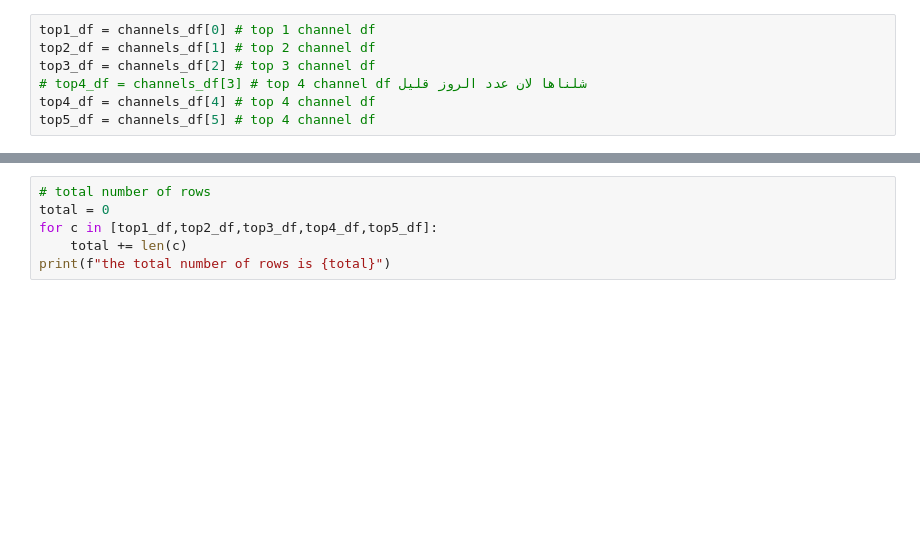
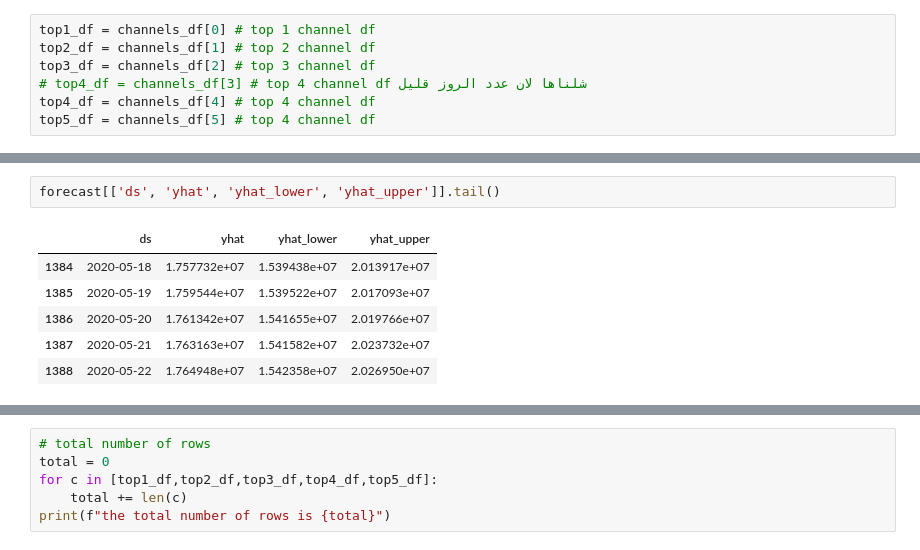
Before and after one commit to Fa7adbina/NBM_Reg_project2, a Jupyter notebook: Regression_Project.ipynb, the cells around one changed output, grey strips where cells are left out. Saved outputs shown, nothing was run; the diff lists cells and outputs as text; blank space fills up the shorter version.

```diff
--- a/Regression_Project.ipynb
+++ b/Regression_Project.ipynb
@@ -73,0 +103,9 @@ top5_df = channels_df[5] # top 4 channel df
+# %%
+forecast[['ds', 'yhat', 'yhat_lower', 'yhat_upper']].tail()
+# %% [output]
+|  | ds | yhat | yhat_lower | yhat_upper |
+| 1384 | 2020-05-18 | 1.757732e+07 | 1.539438e+07 | 2.013917e+07 |
+| 1385 | 2020-05-19 | 1.759544e+07 | 1.539522e+07 | 2.017093e+07 |
+| 1386 | 2020-05-20 | 1.761342e+07 | 1.541655e+07 | 2.019766e+07 |
+| 1387 | 2020-05-21 | 1.763163e+07 | 1.541582e+07 | 2.023732e+07 |
+| 1388 | 2020-05-22 | 1.764948e+07 | 1.542358e+07 | 2.026950e+07 |
```
Also changed, not shown: parts of 17 cells of this notebook.
